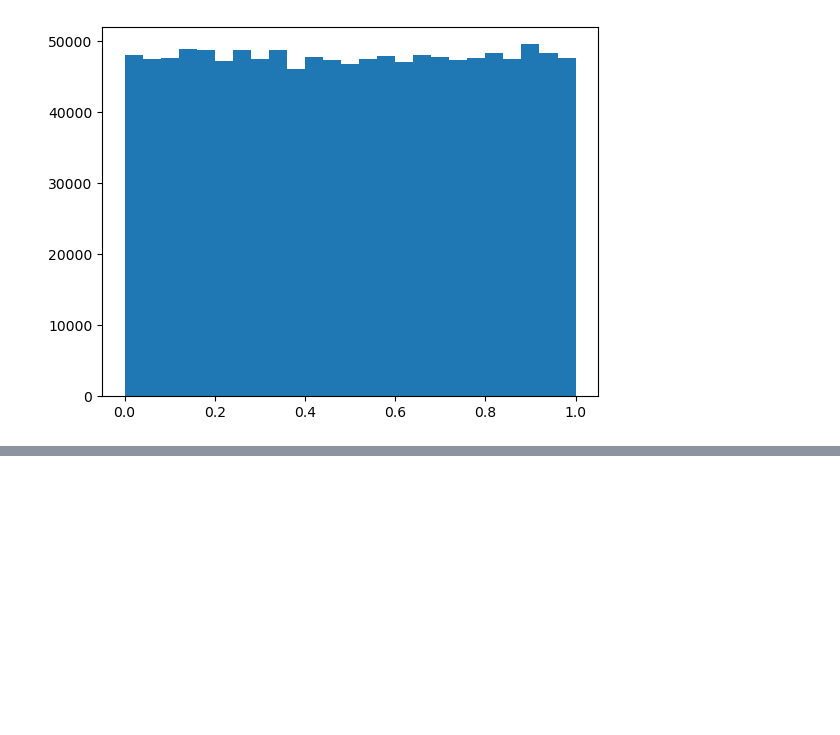
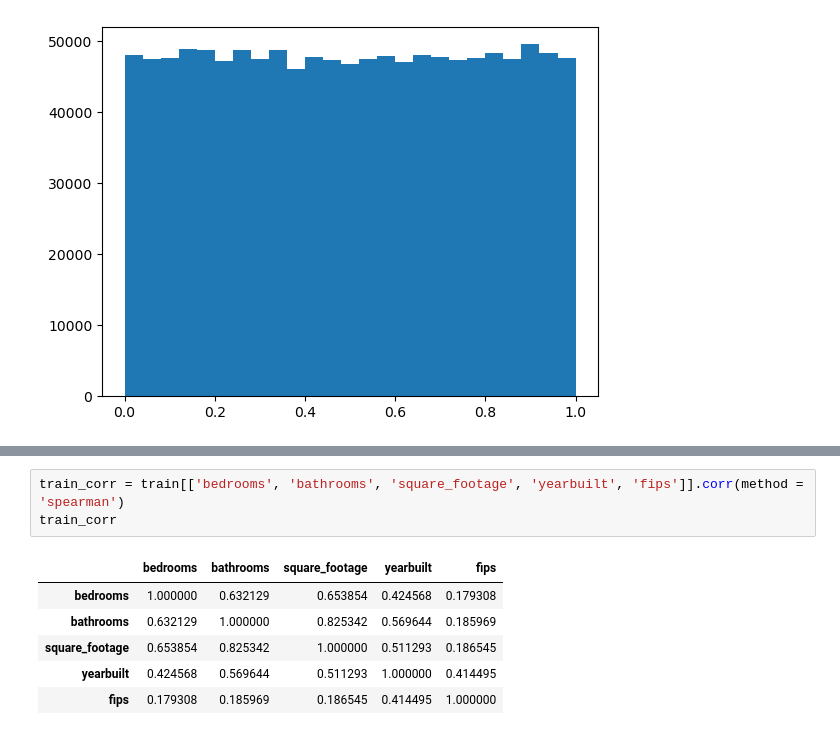
Before and after one commit to akonstans/regression_exercises, a Jupyter notebook: scaling_regression_exercises.ipynb, the cells around one changed output, grey strips where cells are left out. Drawn from its saved outputs; the diff is of its cells as text; blank space fills up the shorter version.

```diff
--- a/scaling_regression_exercises.ipynb
+++ b/scaling_regression_exercises.ipynb
@@ -176 +176,11 @@ train_scaled
 1198531 rows × 7 columns
+# %%
+train_corr = train[['bedrooms', 'bathrooms', 'square_footage', 'yearbuilt', 'fips']].corr(method = 'spearman')
+train_corr
+# %% [output]
+|  | bedrooms | bathrooms | square_footage | yearbuilt | fips |
+| bedrooms | 1.000000 | 0.632129 | 0.653854 | 0.424568 | 0.179308 |
+| bathrooms | 0.632129 | 1.000000 | 0.825342 | 0.569644 | 0.185969 |
+| square_footage | 0.653854 | 0.825342 | 1.000000 | 0.511293 | 0.186545 |
+| yearbuilt | 0.424568 | 0.569644 | 0.511293 | 1.000000 | 0.414495 |
+| fips | 0.179308 | 0.185969 | 0.186545 | 0.414495 | 1.000000 |
```
Also changed, not shown: parts of 3 cells of this notebook, 6 other files.
